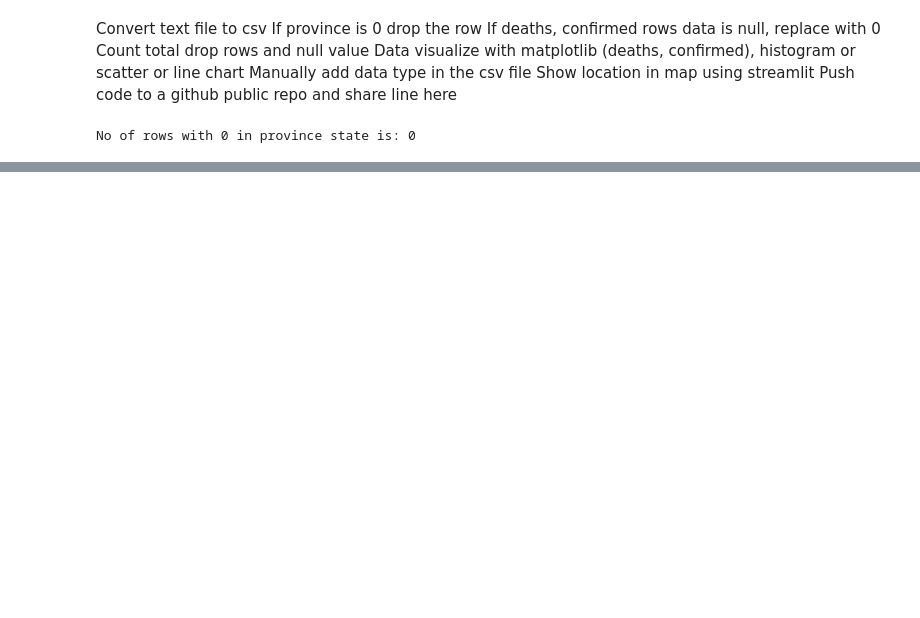
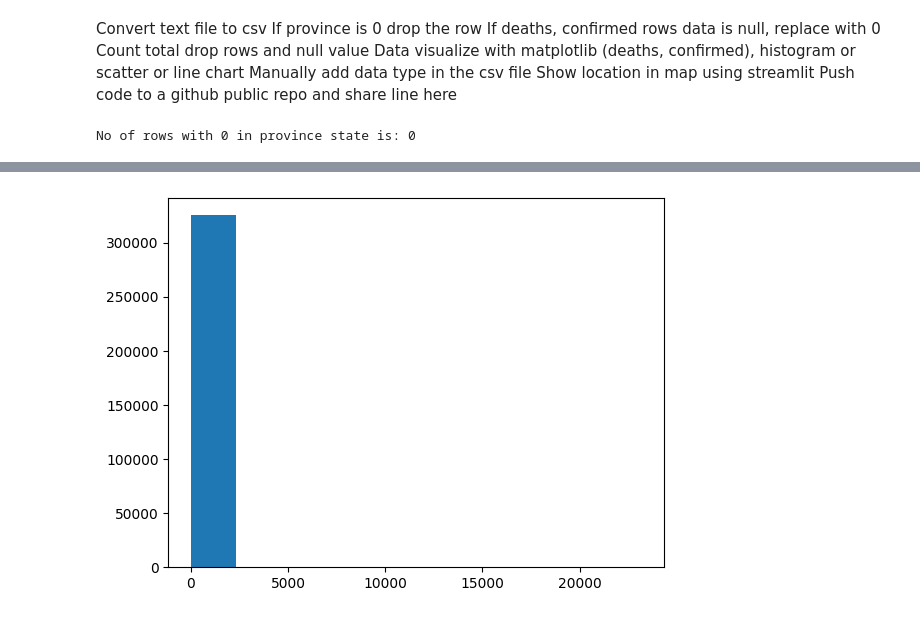
Before and after one commit to tasnia-tabassum18/Data_Cleaning, a Jupyter notebook: Textfile_to_CSV.ipynb, the cells around one changed output, grey strips where cells are left out. Drawn from its saved outputs; the diff is of its cells as text; code cells hidden in the pictures; blank space fills up the shorter version.

```diff
--- a/Textfile_to_CSV.ipynb
+++ b/Textfile_to_CSV.ipynb
@@ -34,0 +56,9 @@ print(nullcount1)
+# %%
+import matplotlib.pyplot as plt
+
+x = df["Deaths"]
+
+plt.hist(x)
+plt.show()
+# %% [output]
+[figure, added]
```
Also changed, not shown: parts of 6 cells of this notebook.
